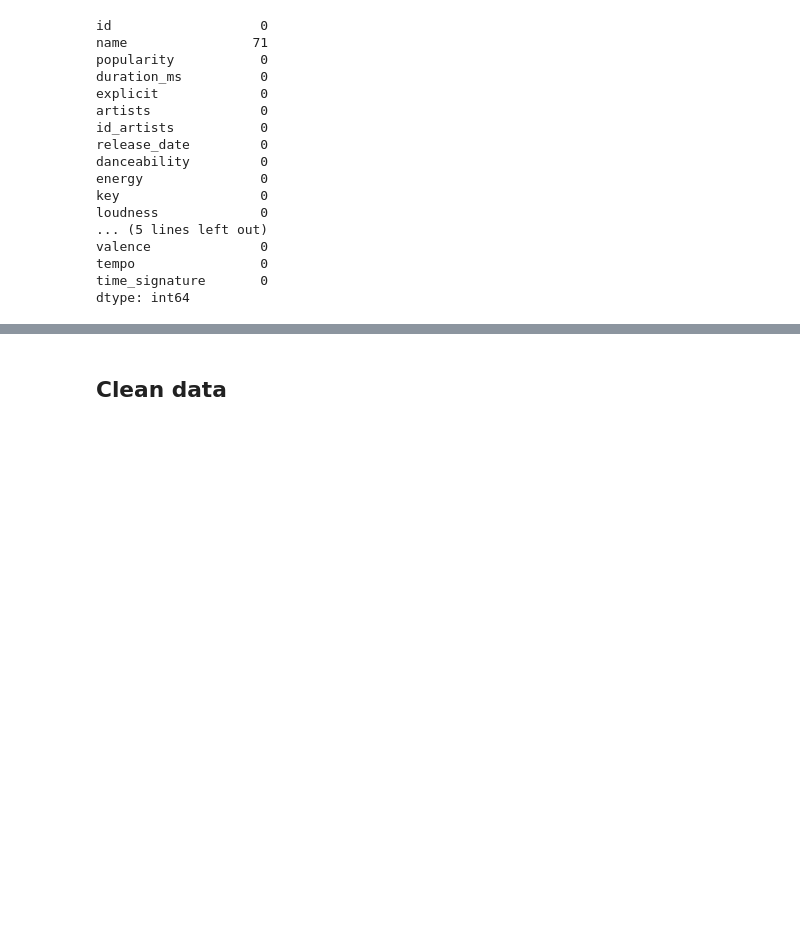
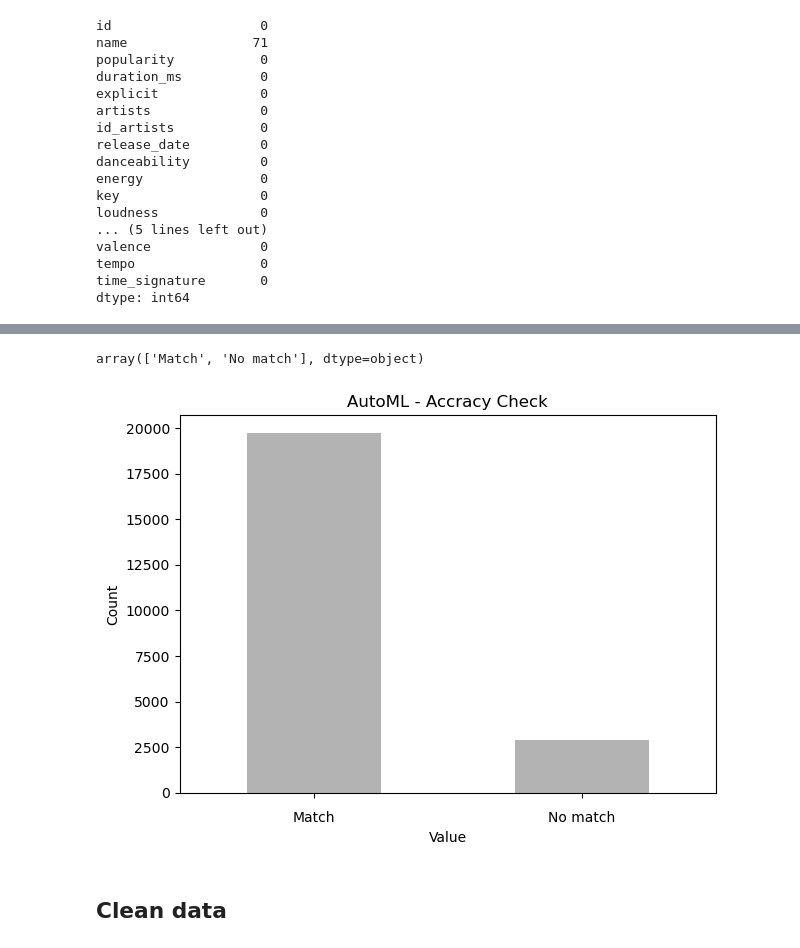
Before and after one commit to DrakeData/MSDS434-Final_P2, a Jupyter notebook: 01-DataGathering.ipynb, the cells around one changed output, grey strips where cells are left out. Cells and saved outputs as stored; diff of their text form; code cells hidden in the pictures; blank space fills up the shorter version.

```diff
--- a/01-DataGathering.ipynb
+++ b/01-DataGathering.ipynb
@@ -124,0 +140,3 @@ heatmap.set_xticklabels(heatmap.get_xticklabels(), rotation = 90)
+# %%
+automl_df = pd.read_csv(os.path.join(TRACKS_DIR, '20230309_automl_prediction.csv'))
+automl_df.head()
@@ -125,3 +150,33 @@ heatmap.set_xticklabels(heatmap.get_xticklabels(), rotation = 90)
+# %%
+automl_df['match'] = automl_df['match'].replace(1, "Match")
+automl_df['match'] = automl_df['match'].replace(0, "No match")
+# %%
+automl_df['match'].unique()
+# %% [output]
+array(['Match', 'No match'], dtype=object)
+# %%
+# Count the values in the 'Column' column
+counts = automl_df['match'].value_counts()
+
+# Create the bar chart
+ax = counts.plot(kind='bar', color='#B3B3B3')
+
+# Add title and axis labels
+plt.title('AutoML - Accracy Check')
+plt.xlabel('Value')
+plt.ylabel('Count')
+
+# Adjust the layout parameters and padding
+ax.tick_params(axis='x', labelrotation=0, pad=10)
+ax.set_ylim(bottom=0)
+plt.tight_layout()
+
+# Show the plot
+plt.show()
+
+ax.figure.savefig('automl_accracy.png', transparent=True)
+# %% [output]
+[figure, added]
 # %% [markdown]
 ## Clean data
 # %%
```
Also changed, not shown: parts of 7 cells of this notebook, 11 other files.
